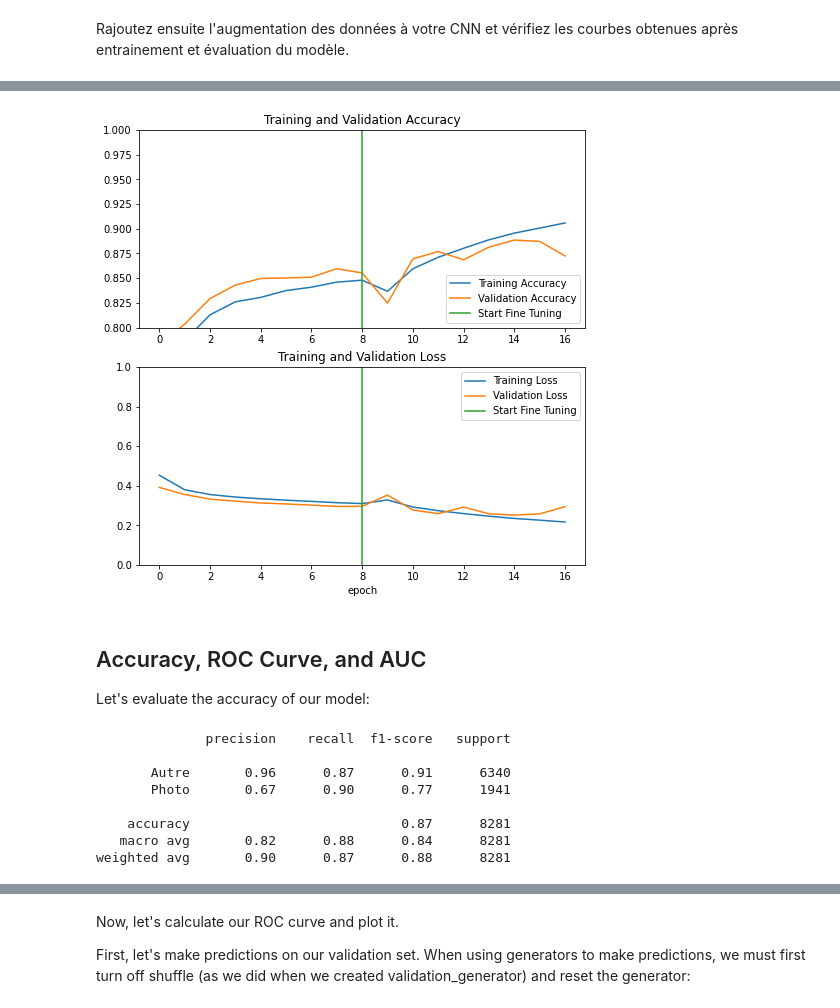
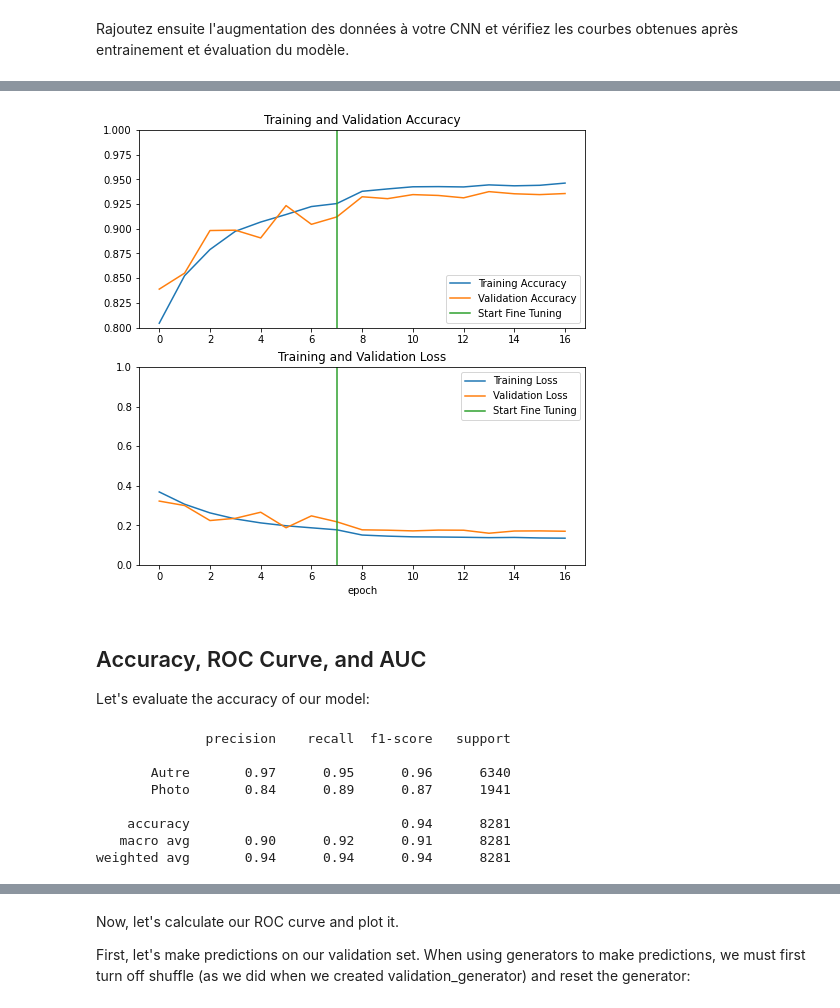
Before and after one commit to JIB3H/leyenda_project, a Jupyter notebook: Livrable_1.ipynb, the cells around one changed output, grey strips where cells are left out. Cells and saved outputs as stored; diff of their text form; code cells hidden in the pictures.

Commit message:
earlystopping + valeur modèle fine tuning

```diff
--- a/Livrable_1.ipynb
+++ b/Livrable_1.ipynb
@@ -133,26 +133,26 @@ Rajoutez ensuite l'augmentation des données à votre CNN et vérifiez les courb
 complete_model = Sequential([
   data_augmentation,
   layers.experimental.preprocessing.Rescaling(1./255),
-  layers.Conv2D(16, 3, padding='same', activation='relu'),
+  layers.Conv2D(48, 5, padding='same', activation='relu'),
   layers.MaxPooling2D(),
-  layers.Conv2D(32, 3, padding='same', activation='relu'),
+  layers.Conv2D(96, 5, padding='same', activation='relu'),
   layers.MaxPooling2D(),
   layers.Conv2D(64, 3, padding='same', activation='relu'),
   layers.MaxPooling2D(),
-  layers.Conv2D(64, 3, padding='same', activation='relu'),
+  layers.Conv2D(128, 3, padding='same', activation='relu'),
   layers.MaxPooling2D(),
-  layers.Conv2D(80, 3, padding='same', activation='relu'),
+  layers.Conv2D(96, 5, padding='same', activation='relu'),
   layers.MaxPooling2D(),
   layers.Dropout(0.2),
   layers.Flatten(),
-  layers.Dense(512, activation='relu'),
+  layers.Dense(448, activation='relu'),
   layers.Dense(1, activation='sigmoid')
 ])
 
-callback = tf.keras.callbacks.EarlyStopping(monitor='val_accuracy', patience=1)
+callback = tf.keras.callbacks.EarlyStopping(monitor='val_accuracy', patience=2)
 
 # Compilation du modèle
-complete_model.compile(optimizer=keras.optimizers.Adam(learning_rate=0.00001),
+complete_model.compile(optimizer=keras.optimizers.Adam(learning_rate=0.0001),
               loss = 'binary_crossentropy',
               metrics=['accuracy'])
 # Résumé du modèle
@@ -212,12 +210,12 @@ Epoch 9/30
 # %%
 complete_model.compile(loss=tf.keras.losses.BinaryCrossentropy(),
-              optimizer = keras.optimizers.RMSprop(learning_rate=0.0001),
+              optimizer = keras.optimizers.RMSprop(learning_rate=0.00001),
               metrics=['accuracy'])
 #model.summary()
 fine_tune_epochs = 30
 total_epochs = callback.stopped_epoch + fine_tune_epochs
 epoch1=callback.stopped_epoch
-callback1 = tf.keras.callbacks.EarlyStopping(monitor='val_accuracy', patience=2)
+callback1 = tf.keras.callbacks.EarlyStopping(monitor='val_accuracy', patience=3)
 with tf.device('/device:GPU:0'):
     history_fine = complete_model.fit(train_set,
                              epochs=total_epochs,
@@ -269,4 +269,4 @@ Epoch 16/38
-[figure, old version]
+[figure, new version]
 # %% [markdown]
 ## Accuracy, ROC Curve, and AUC
 
@@ -283,12 +283,12 @@ print(classification_report(true_categories, predicted_categories, target_names
 # %% [output]
               precision    recall  f1-score   support
 
-       Autre       0.96      0.87      0.91      6340
-       Photo       0.67      0.90      0.77      1941
+       Autre       0.97      0.95      0.96      6340
+       Photo       0.84      0.89      0.87      1941
 
-    accuracy                           0.87      8281
-   macro avg       0.82      0.88      0.84      8281
-weighted avg       0.90      0.87      0.88      8281
+    accuracy                           0.94      8281
+   macro avg       0.90      0.92      0.91      8281
+weighted avg       0.94      0.94      0.94      8281
 # %%
 complete_model.evaluate(test_set)
 # %% [output]
```
Also changed, not shown: parts of 5 cells of this notebook.
